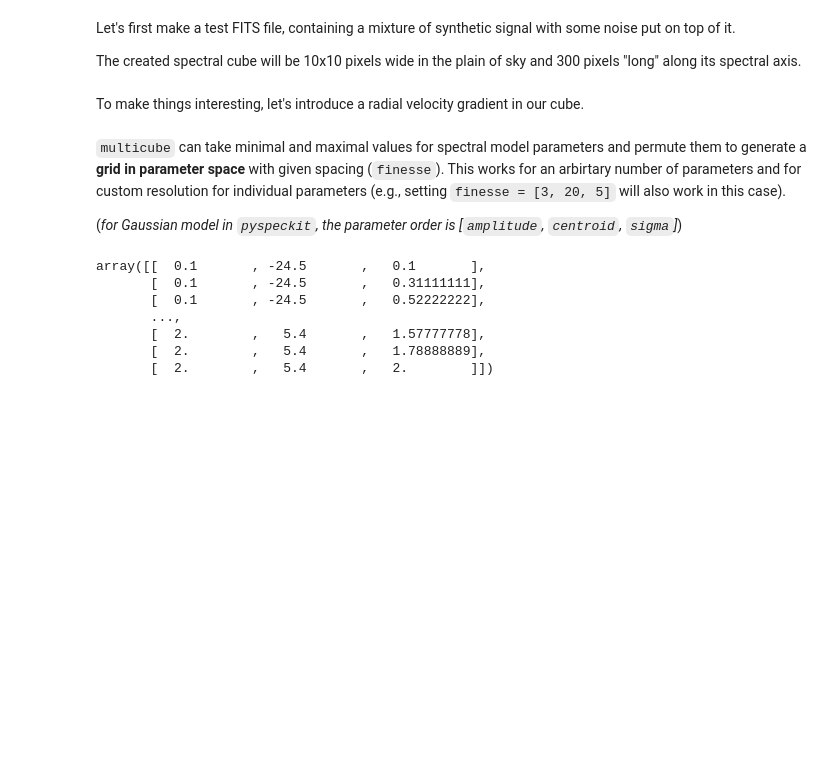
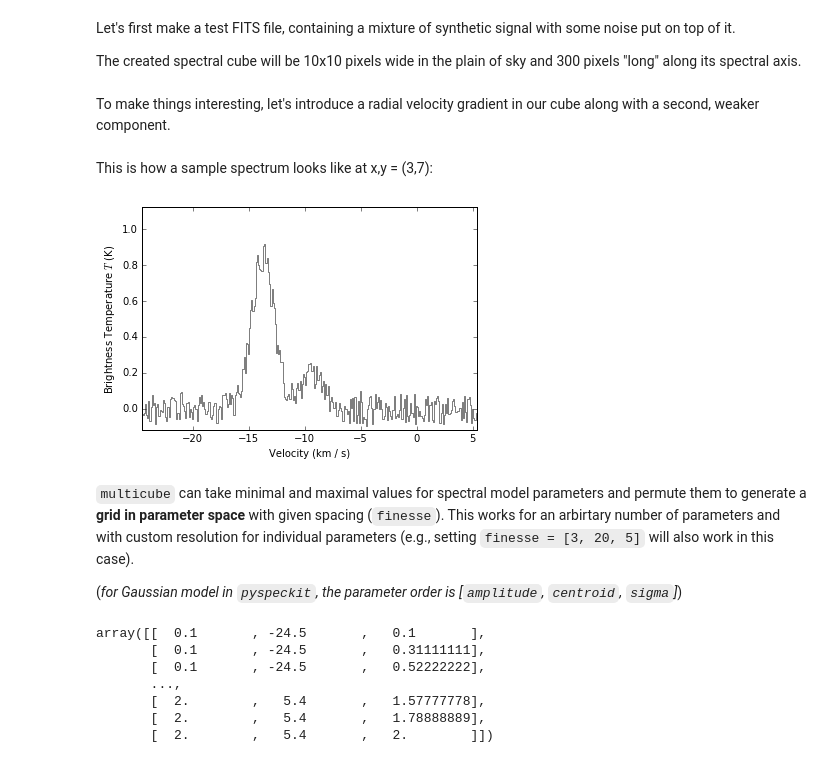
Before and after one commit to vlas-sokolov/multicube, a Jupyter notebook: example.ipynb, the cells around one changed output. Drawn from its saved outputs; the diff is of its cells as text; code cells hidden in the pictures; blank space fills up the shorter version.

Commit message:
secondary component + spectrum displayed!

```diff
--- a/example.ipynb
+++ b/example.ipynb
@@ -26,7 +26,7 @@ The created spectral cube will be 10x10 pixels wide in the plain of sky and 300
 make_test_cube((300,10,10), outfile='foo.fits', sigma=(10,5))
 sc = SubCube('foo.fits')
 # %% [markdown]
-To make things interesting, let's introduce a radial velocity gradient in our cube.
+To make things interesting, let's introduce a radial velocity gradient in our cube along with a second, weaker component.
 # %%
 # TODO: move this to astro_toolbox.py
 #       as a general synthetic cube generator routine
@@ -40,5 +43,11 @@ sc.cube = rotate_ppv(sc.cube)
+# %% [markdown]
+This is how a sample spectrum looks like at x,y = (3,7):
+# %%
+sc.plot_spectrum(3,7)
+# %% [output]
+[figure, added]
 # %% [markdown]
-`multicube` can take minimal and maximal values for spectral model parameters and permute them to generate a **grid in parameter space** with given spacing (`finesse`). This works for an arbirtary number of parameters and for custom resolution for individual parameters (e.g., setting `finesse = [3, 20, 5]` will also work in this case).
+`multicube` can take minimal and maximal values for spectral model parameters and permute them to generate a **grid in parameter space** with given spacing (`finesse`). This works for an arbirtary number of parameters and with custom resolution for individual parameters (e.g., setting `finesse = [3, 20, 5]` will also work in this case).
 
 (*for Gaussian model in `pyspeckit`, the parameter order is [`amplitude`, `centroid`, `sigma`]*)
 # %%
```
Also changed, not shown: parts of 8 cells of this notebook, 1 other file.
